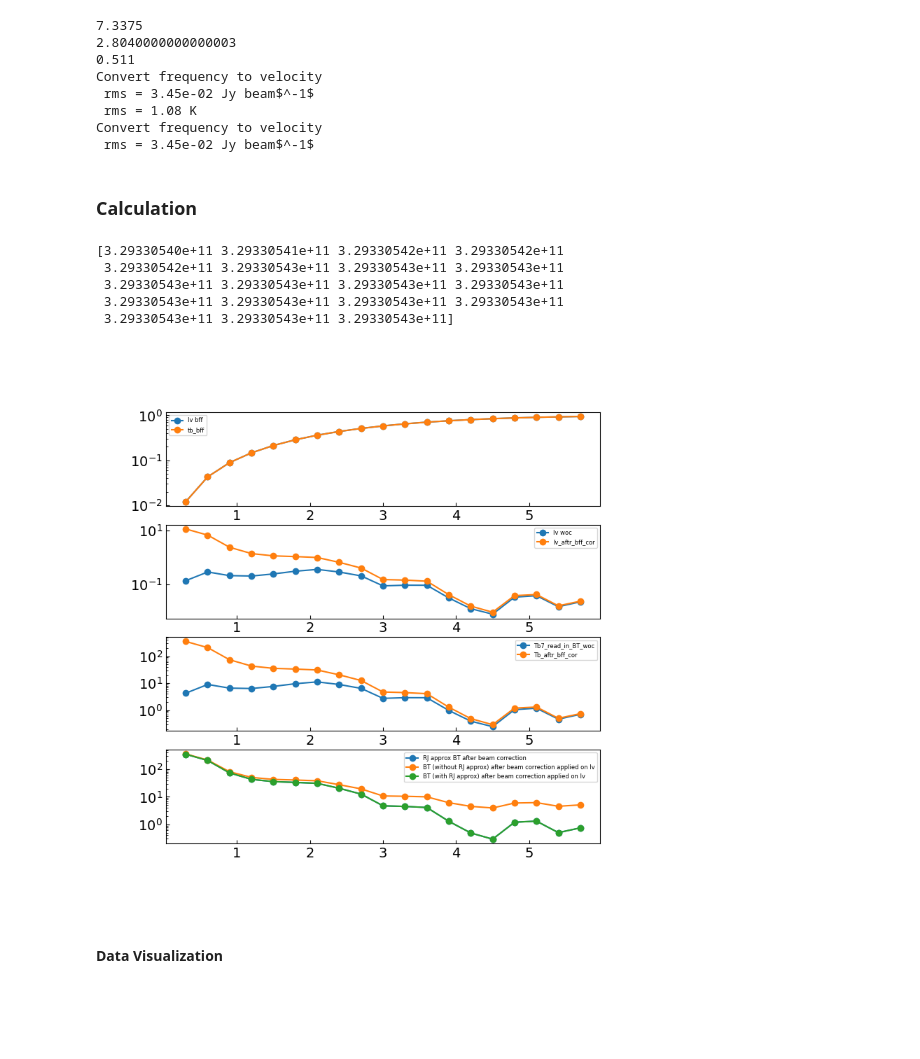
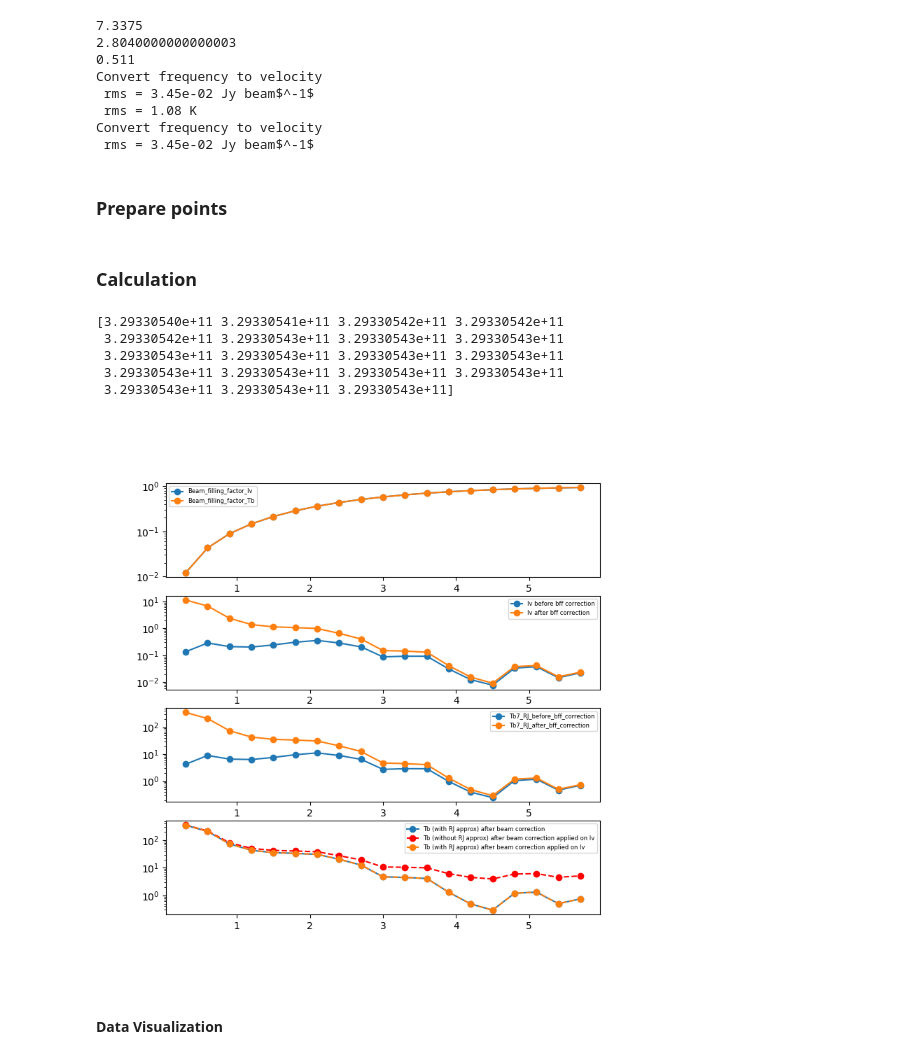
Before and after one commit to mihirtripathi97/LTEAnalysis, a Jupyter notebook: Compare_Bright_T.ipynb, the cells around one changed output. Saved outputs shown, nothing was run; the diff lists cells and outputs as text; code cells hidden in the pictures; blank space fills up the shorter version.

```diff
--- a/Compare_Bright_T.ipynb
+++ b/Compare_Bright_T.ipynb
@@ -166,6 +166,8 @@ Convert frequency to velocity
  rms = 1.08 K
 Convert frequency to velocity
  rms = 3.45e-02 Jy beam$^-1$
+# %% [markdown]
+### Prepare points
 # %%
 # define fix r points
 # Get equidistance points
@@ -217,43 +219,43 @@ Iv_nu = (1 - ((pv_b7_in_Iv.v_rot_redshifted+v_sys_avg)/3e8))*329.3305525e9
 
 print(Iv_nu)
 
 Tb_Iv_nu = []
 for inu, nu in zip(Iv_aftr_bff_cor,  Iv_nu):
     Tb_Iv_nu.append(IvTOTex(Iv=inu, nu0 =nu, bmaj = 0.6/3600, bmin = 0.6/3600))
 
 Tb_Iv_nu_RJ = []
 for inu, nu in zip(Iv_aftr_bff_cor,  Iv_nu):
     Tb_Iv_nu_RJ.append(IvTOJT(Iv=inu, nu0 =nu, bmaj = 0.6/3600, bmin = 0.6/3600))
 
 
 fig, axs = plt.subplots(4, figsize=(8,8))
-axs[0].plot(r_Tb7_read_in_BT, iv_bff, label='Iv bff', marker='o')
-axs[0].plot(r_Iv_read_in_Jy, tb_bff, label='tb_bff', marker='o')
+axs[0].plot(r_Tb7_read_in_BT, iv_bff, label='Beam_filling_factor_Iv', marker='o')
+axs[0].plot(r_Iv_read_in_Jy, tb_bff, label='Beam_filling_factor_Tb', marker='o')
 axs[0].legend(prop={'size': 6})
 axs[0].set_yscale('log')
 
-axs[1].plot(r_Tb7_read_in_BT, Iv_read_in_Jy_woc, label='Iv woc', marker='o')
-axs[1].plot(r_Iv_read_in_Jy, Iv_aftr_bff_cor, label='Iv_aftr_bff_cor', marker='o')
+axs[1].plot(r_Tb7_read_in_BT, Iv_read_in_Jy_woc, label='Iv before bff correction', marker='o')
+axs[1].plot(r_Iv_read_in_Jy, Iv_aftr_bff_cor, label='Iv after bff correction', marker='o')
 axs[1].legend(prop={'size': 6})
 axs[1].set_yscale('log')
 
-axs[2].plot(r_Tb7_read_in_BT, Tb7_read_in_BT_woc, label='Tb7_read_in_BT_woc', marker='o')
-axs[2].plot(r_Tb7_read_in_BT, Tb_aftr_bff_cor, label='Tb_aftr_bff_cor', marker='o')
+axs[2].plot(r_Tb7_read_in_BT, Tb7_read_in_BT_woc, label='Tb7_RJ_before_bff_correction', marker='o')
+axs[2].plot(r_Tb7_read_in_BT, Tb_aftr_bff_cor, label='Tb7_RJ_after_bff_correction', marker='o')
 axs[2].legend(prop={'size': 6})
 axs[2].set_yscale('log')
 
-axs[3].plot(r_Tb7_read_in_BT, Tb_aftr_bff_cor, label='RJ approx BT after beam correction', marker='o')
-axs[3].plot(r_Iv_read_in_Jy, Tb_Iv_nu, label='BT (without RJ approx) after beam correction applied on Iv', marker='o')
-axs[3].plot(r_Iv_read_in_Jy, Tb_Iv_nu_RJ, label='BT (with RJ approx) after beam correction applied on Iv', marker='o')
+axs[3].plot(r_Tb7_read_in_BT, Tb_aftr_bff_cor, label='Tb (with RJ approx) after beam correction', marker='o')
+axs[3].plot(r_Iv_read_in_Jy, Tb_Iv_nu, c='r', label='Tb (without RJ approx) after beam correction applied on Iv', marker='o', ls = '--')
+axs[3].plot(r_Iv_read_in_Jy, Tb_Iv_nu_RJ, label='Tb (with RJ approx) after beam correction applied on Iv', marker='o', ls = '--')
 axs[3].legend(prop={'size': 6})
 axs[3].set_yscale('log')
 # %% [output]
 [3.29330540e+11 3.29330541e+11 3.29330542e+11 3.29330542e+11
  3.29330542e+11 3.29330543e+11 3.29330543e+11 3.29330543e+11
  3.29330543e+11 3.29330543e+11 3.29330543e+11 3.29330543e+11
  3.29330543e+11 3.29330543e+11 3.29330543e+11 3.29330543e+11
  3.29330543e+11 3.29330543e+11 3.29330543e+11]
-[figure, old version]
+[figure, new version]
 # %% [markdown]
 #### Data Visualization
 # %%
```
Also changed, not shown: parts of 7 cells of this notebook.
